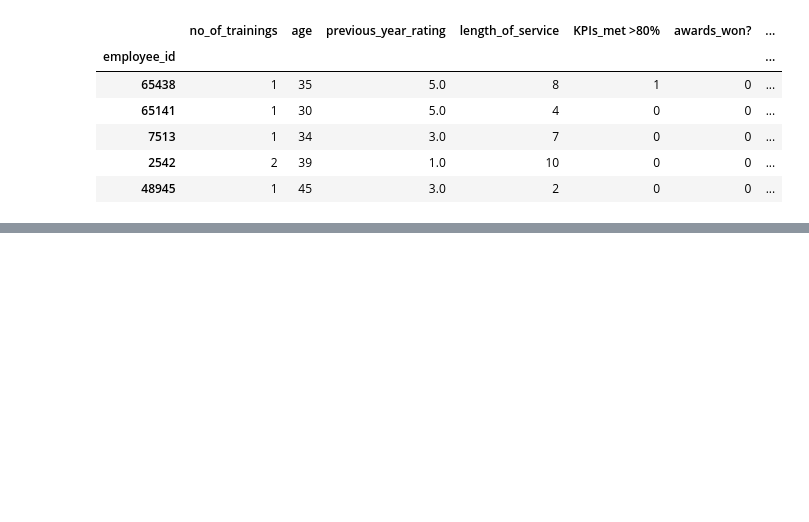
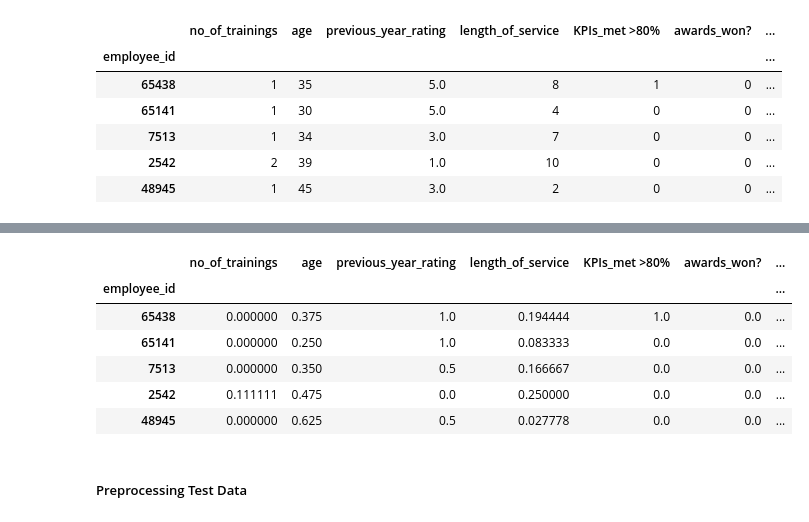
Before and after one commit to LaxmanKishore/Applied_Data_Science_Coursera_Capstone, a Jupyter notebook: Attrition_analytics.ipynb, the cells around one changed output, grey strips where cells are left out. Saved outputs shown, nothing was run; the diff lists cells and outputs as text; code cells hidden in the pictures; blank space fills up the shorter version.

```diff
--- a/Attrition_analytics.ipynb
+++ b/Attrition_analytics.ipynb
@@ -185,0 +356,12 @@ print(accuracy_score(y,y_pred))
+# %%
+features_onehot_encode.head()
+# %% [output]
+|  | no_of_trainings | age | previous_year_rating | length_of_service | KPIs_met >80% | awards_won? | ... |
+| employee_id |  |  |  |  |  |  | ... |
+| 65438 | 0.000000 | 0.375 | 1.0 | 0.194444 | 1.0 | 0.0 | ... |
+| 65141 | 0.000000 | 0.250 | 1.0 | 0.083333 | 0.0 | 0.0 | ... |
+| 7513 | 0.000000 | 0.350 | 0.5 | 0.166667 | 0.0 | 0.0 | ... |
+| 2542 | 0.111111 | 0.475 | 0.0 | 0.250000 | 0.0 | 0.0 | ... |
+| 48945 | 0.000000 | 0.625 | 0.5 | 0.027778 | 0.0 | 0.0 | ... |
+# %% [markdown]
+##### Preprocessing Test Data
```
Also changed, not shown: parts of 63 cells of this notebook.
